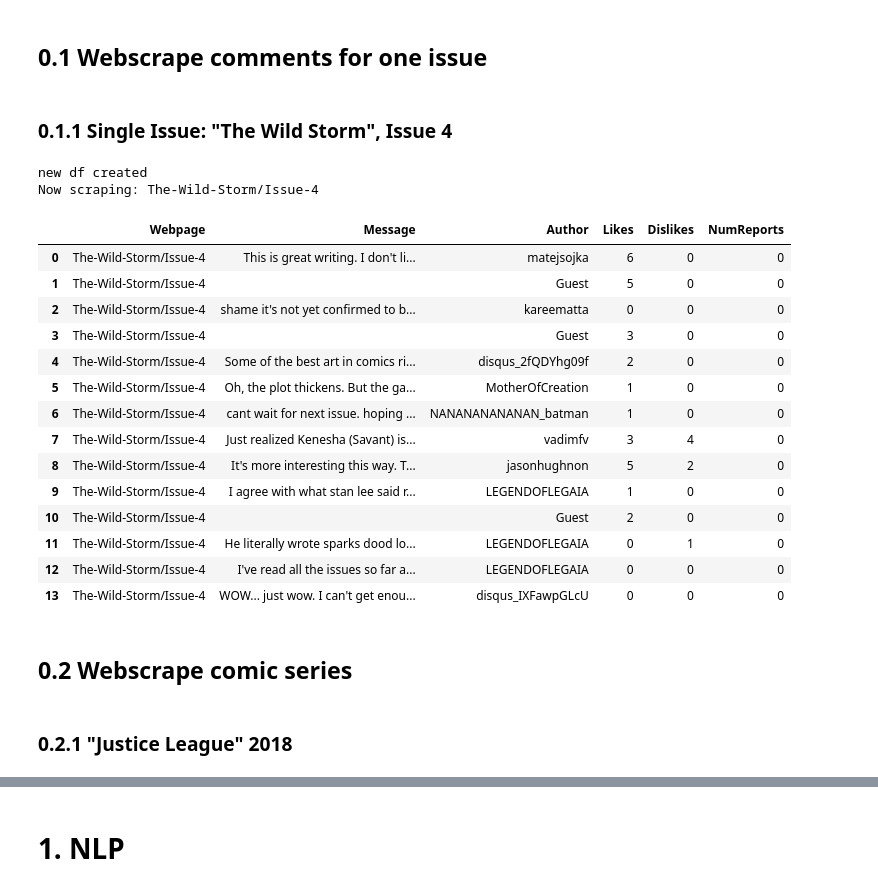
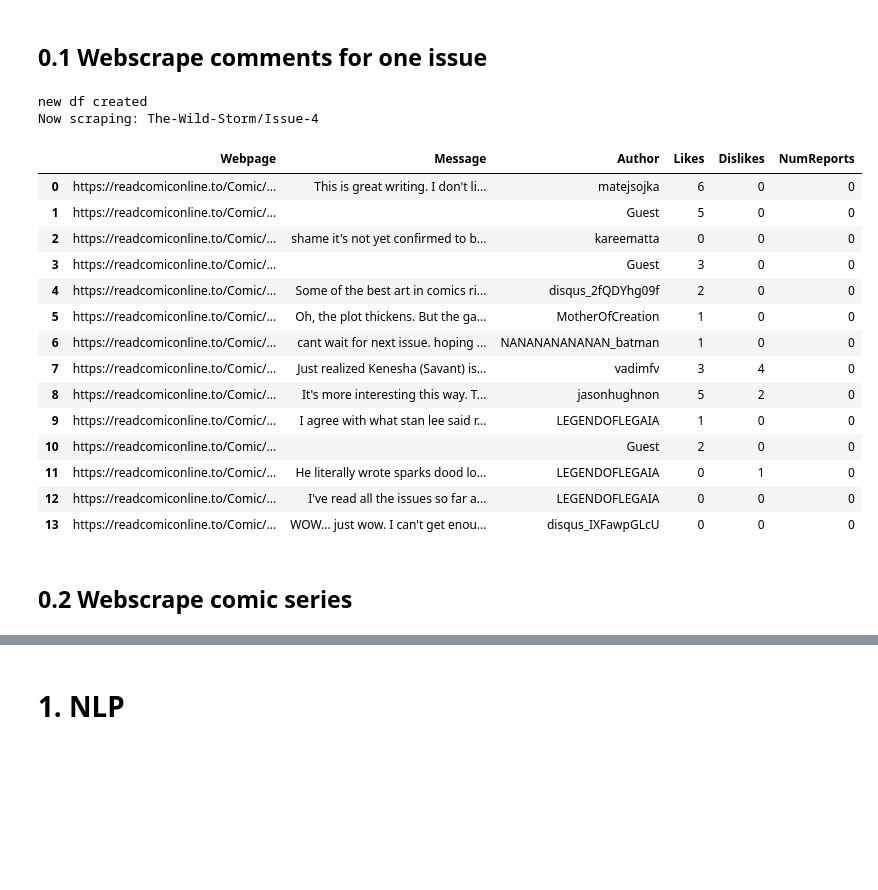
Before and after one commit to abgrss/comic_comments_nlp, a Jupyter notebook: Comic Comments NLP.ipynb, the cells around one changed output, grey strips where cells are left out. Saved outputs shown, nothing was run; the diff lists cells and outputs as text; code cells hidden in the pictures; blank space fills up the shorter version.

```diff
--- a/Comic Comments NLP.ipynb
+++ b/Comic Comments NLP.ipynb
@@ -67,20 +168,14 @@ def soup_to_json(soup):
 
     return json_data
 # %%
-def get_messages(df, url, json_data):
+def get_messages(df, issue_name, json_data):
     """
     Takes in a df of form ['Webpage','Message', 'Author', 'Likes', 'Dislikes', 'NumReports']
     Appends each message and metadata (50 max) to that df.
     Returns the updated df
     """
-    if "?" in url:
-        webpage = url[33:url.find('?id')] # set webpage (comic title/issue)
-    else:
-        webpage = url[33:]
-
-    # Check all messages (50 max) per webpage
+    # Check all messages (50 max) per issue
     for i in range(len(json_data)):
-#         print(json_data[i])
 
         message = json_data[i]['message'] # MESSAGE
         message = re.compile(r'<[^>]+>').sub('', message) # remove all html tags
@@ -92,10 +187,40 @@ def get_messages(df, url, json_data):
         dislikes = json_data[i]['dislikes']
         numReports = json_data[i]['numReports']
 
-        data=[webpage, message, author, likes, dislikes, numReports]
+        data=[issue_name, message, author, likes, dislikes, numReports]
         append_me = pd.Series(data=data, index = df.columns)
         df = df.append(append_me, ignore_index=True) # Append the new Series into df
 
     return df
+# %%
+# NOT PART OF WEBSCRAPING PIPELINE
+def scrape_single_issue(url, df=None):
+    """
+    Scrapes issue for a single url (e.g. "https://readcomiconline.to/Comic/The-Wild-Storm/Issue-4")
+    Can be passed a df with some issues already scraped
+    Returns a df with comments for single scraped issue
+    """
+    if df is None:
+        df = pd.DataFrame(columns=['Webpage','Message', 'Author', 'Likes', 'Dislikes', 'NumReports'])
+        print("new df created")
+
+    else:
+        print("df loaded")
+
+    driver = webdriver.Opera(executable_path='webdriver/operadriver_mac64/operadriver')
+
+    if url[33:] not in df['Webpage'].values: # If the webpage hasn't yet been scraped
+        # RUN ALL FUNCTIONS
+        try:
+            print(f"Now scraping: {url[33:]}")
+            soup = get_comment_soup(driver, url)
+            json_data = soup_to_json(soup)
+            df = get_messages(df, url, json_data)
+            df.to_csv('comic_comments/comic_comments.csv') # SAVE AFTER EVERY SUCCESSFUL ISSUE SCRAPE
+        # IF WEBSCRAPING FAILS
+        except:
+            print(f"SCRAPING FAILED for {url}")
+
+    return df
 # %% [markdown]
 ## 0.1 Webscrape comments for one issue
@@ -131,27 +227,25 @@ def scrape_issue(url, df=None):
-# %% [markdown]
-### 0.1.1 Single Issue: "The Wild Storm", Issue 4
 # %%
 # SAMPLE SINGLE-ISSUE SCRAPING
 url = "https://readcomiconline.to/Comic/The-Wild-Storm/Issue-4"
-df_wild_issue = scrape_issue(url)
+df_wild_issue = scrape_single_issue(url)
 df_wild_issue
 # %% [output]
 new df created
 Now scraping: The-Wild-Storm/Issue-4
 |  | Webpage | Message | Author | Likes | Dislikes | NumReports |
-| 0 | The-Wild-Storm/Issue-4 | This is great writing. I don't li... | matejsojka | 6 | 0 | 0 |
-| 1 | The-Wild-Storm/Issue-4 |  | Guest | 5 | 0 | 0 |
-| 2 | The-Wild-Storm/Issue-4 | shame it's not yet confirmed to b... | kareematta | 0 | 0 | 0 |
-| 3 | The-Wild-Storm/Issue-4 |  | Guest | 3 | 0 | 0 |
-| 4 | The-Wild-Storm/Issue-4 | Some of the best art in comics ri... | disqus_2fQDYhg09f | 2 | 0 | 0 |
-| 5 | The-Wild-Storm/Issue-4 | Oh, the plot thickens. But the ga... | MotherOfCreation | 1 | 0 | 0 |
-| 6 | The-Wild-Storm/Issue-4 | cant wait for next issue. hoping ... | NANANANANANAN_batman | 1 | 0 | 0 |
-| 7 | The-Wild-Storm/Issue-4 | Just realized Kenesha (Savant) is... | vadimfv | 3 | 4 | 0 |
-| 8 | The-Wild-Storm/Issue-4 | It's more interesting this way. T... | jasonhughnon | 5 | 2 | 0 |
-| 9 | The-Wild-Storm/Issue-4 | I agree with what stan lee said r... | LEGENDOFLEGAIA | 1 | 0 | 0 |
-| 10 | The-Wild-Storm/Issue-4 |  | Guest | 2 | 0 | 0 |
-| 11 | The-Wild-Storm/Issue-4 | He literally wrote sparks dood lo... | LEGENDOFLEGAIA | 0 | 1 | 0 |
-| 12 | The-Wild-Storm/Issue-4 | I've read all the issues so far a... | LEGENDOFLEGAIA | 0 | 0 | 0 |
-| 13 | The-Wild-Storm/Issue-4 | WOW... just wow. I can't get enou... | disqus_IXFawpGLcU | 0 | 0 | 0 |
+| 0 | https://readcomiconline.to/Comic/... | This is great writing. I don't li... | matejsojka | 6 | 0 | 0 |
+| 1 | https://readcomiconline.to/Comic/... |  | Guest | 5 | 0 | 0 |
+| 2 | https://readcomiconline.to/Comic/... | shame it's not yet confirmed to b... | kareematta | 0 | 0 | 0 |
+| 3 | https://readcomiconline.to/Comic/... |  | Guest | 3 | 0 | 0 |
+| 4 | https://readcomiconline.to/Comic/... | Some of the best art in comics ri... | disqus_2fQDYhg09f | 2 | 0 | 0 |
+| 5 | https://readcomiconline.to/Comic/... | Oh, the plot thickens. But the ga... | MotherOfCreation | 1 | 0 | 0 |
+| 6 | https://readcomiconline.to/Comic/... | cant wait for next issue. hoping ... | NANANANANANAN_batman | 1 | 0 | 0 |
+| 7 | https://readcomiconline.to/Comic/... | Just realized Kenesha (Savant) is... | vadimfv | 3 | 4 | 0 |
+| 8 | https://readcomiconline.to/Comic/... | It's more interesting this way. T... | jasonhughnon | 5 | 2 | 0 |
+| 9 | https://readcomiconline.to/Comic/... | I agree with what stan lee said r... | LEGENDOFLEGAIA | 1 | 0 | 0 |
+| 10 | https://readcomiconline.to/Comic/... |  | Guest | 2 | 0 | 0 |
+| 11 | https://readcomiconline.to/Comic/... | He literally wrote sparks dood lo... | LEGENDOFLEGAIA | 0 | 1 | 0 |
+| 12 | https://readcomiconline.to/Comic/... | I've read all the issues so far a... | LEGENDOFLEGAIA | 0 | 0 | 0 |
+| 13 | https://readcomiconline.to/Comic/... | WOW... just wow. I can't get enou... | disqus_IXFawpGLcU | 0 | 0 | 0 |
 # %% [markdown]
 ## 0.2 Webscrape comic series
@@ -202,2 +251,0 @@ def scrape_series(series_title, series_length, start_issue=1, df=None, prev_fail
-# %% [markdown]
-### 0.2.1 "Justice League" 2018
```
Also changed, not shown: parts of 34 cells of this notebook, 11 other files.
